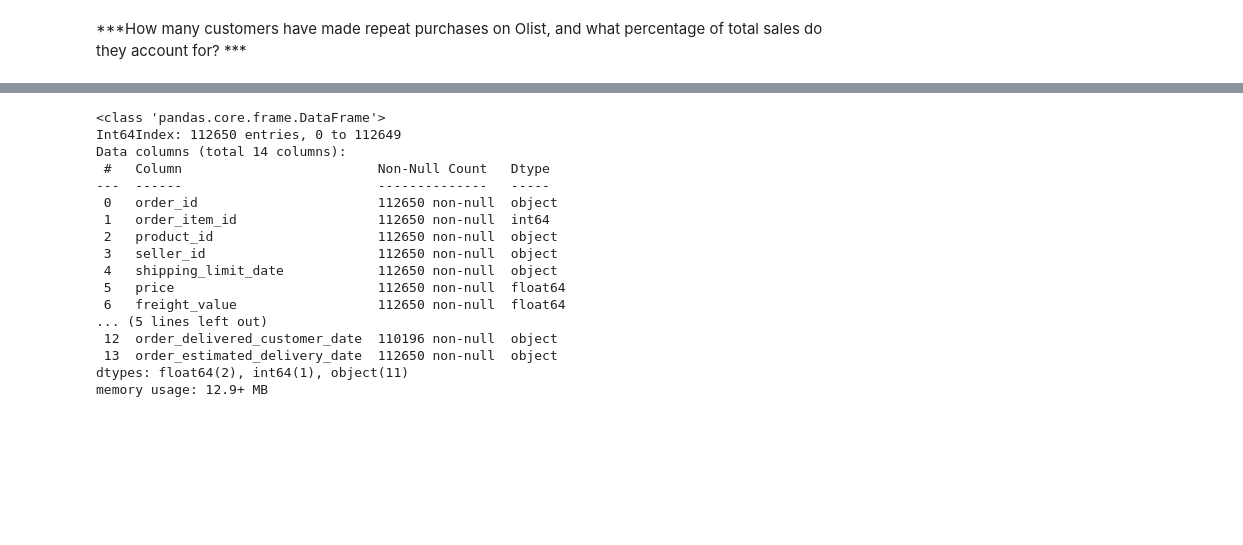
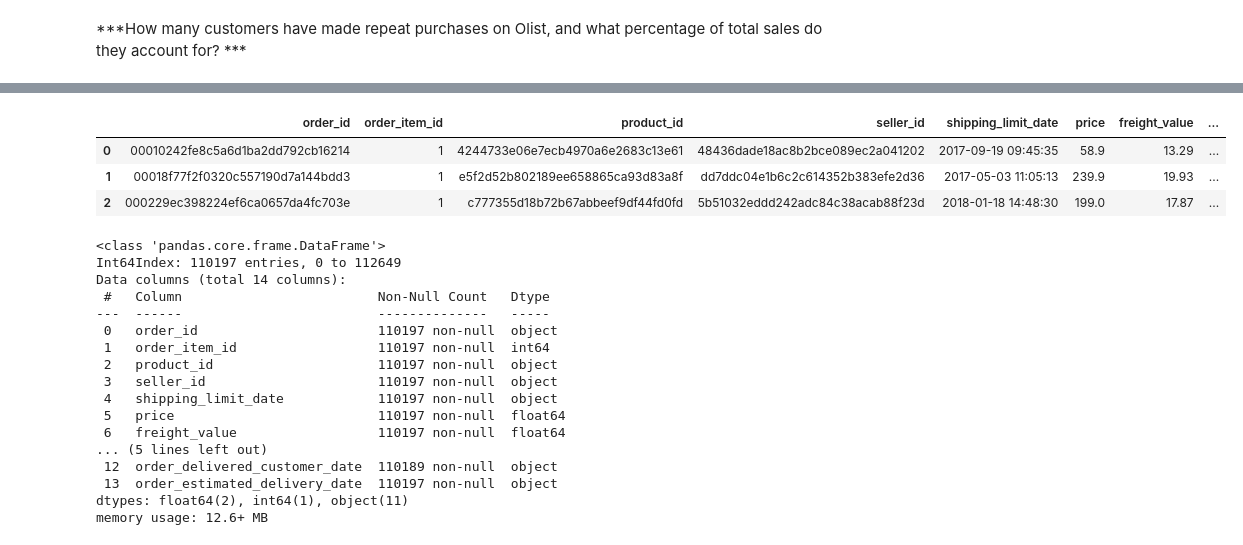
Before and after one commit to kanjamwingirwa/Olist, a Jupyter notebook: Olist_Analysis_Final.ipynb, the cells around one changed output, grey strips where cells are left out. Cells and saved outputs as stored; diff of their text form; code cells hidden in the pictures; blank space fills up the shorter version.

```diff
--- a/Olist_Analysis_Final.ipynb
+++ b/Olist_Analysis_Final.ipynb
@@ -1143,24 +1134,33 @@ kastama_df.head(5)
 | 2 | 000229ec398224ef6ca0657da4fc703e | 1 | c777355d18b72b67abbeef9df44fd0fd | 5b51032eddd242adc84c38acab88f23d | 2018-01-18 14:48:30 | 199.00 | 17.87 | ... |
 | 3 | 00024acbcdf0a6daa1e931b038114c75 | 1 | 7634da152a4610f1595efa32f14722fc | 9d7a1d34a5052409006425275ba1c2b4 | 2018-08-15 10:10:18 | 12.99 | 12.79 | ... |
 | 4 | 00042b26cf59d7ce69dfabb4e55b4fd9 | 1 | ac6c3623068f30de03045865e4e10089 | df560393f3a51e74553ab94004ba5c87 | 2017-02-13 13:57:51 | 199.90 | 18.14 | ... |
+# %%
+#we first have to filter out only those where the orders were actually delivered
+mteja_df = kastama_df[(kastama_df['order_status'] == 'delivered')]
+mteja_df.head(3)
+# %% [output]
+|  | order_id | order_item_id | product_id | seller_id | shipping_limit_date | price | freight_value | ... |
+| 0 | 00010242fe8c5a6d1ba2dd792cb16214 | 1 | 4244733e06e7ecb4970a6e2683c13e61 | 48436dade18ac8b2bce089ec2a041202 | 2017-09-19 09:45:35 | 58.9 | 13.29 | ... |
+| 1 | 00018f77f2f0320c557190d7a144bdd3 | 1 | e5f2d52b802189ee658865ca93d83a8f | dd7ddc04e1b6c2c614352b383efe2d36 | 2017-05-03 11:05:13 | 239.9 | 19.93 | ... |
+| 2 | 000229ec398224ef6ca0657da4fc703e | 1 | c777355d18b72b67abbeef9df44fd0fd | 5b51032eddd242adc84c38acab88f23d | 2018-01-18 14:48:30 | 199.0 | 17.87 | ... |
 # %%
-kastama_df.info()
+mteja_df.info()
 # %% [output]
 <class 'pandas.core.frame.DataFrame'>
-Int64Index: 112650 entries, 0 to 112649
+Int64Index: 110197 entries, 0 to 112649
 Data columns (total 14 columns):
  #   Column                         Non-Null Count   Dtype
 ---  ------                         --------------   -----
- 0   order_id                       112650 non-null  object
- 1   order_item_id                  112650 non-null  int64
- 2   product_id                     112650 non-null  object
- 3   seller_id                      112650 non-null  object
- 4   shipping_limit_date            112650 non-null  object
- 5   price                          112650 non-null  float64
- 6   freight_value                  112650 non-null  float64
+ 0   order_id                       110197 non-null  object
+ 1   order_item_id                  110197 non-null  int64
+ 2   product_id                     110197 non-null  object
+ 3   seller_id                      110197 non-null  object
+ 4   shipping_limit_date            110197 non-null  object
+ 5   price                          110197 non-null  float64
+ 6   freight_value                  110197 non-null  float64
 ... (5 lines left out)
- 12  order_delivered_customer_date  110196 non-null  object
- 13  order_estimated_delivery_date  112650 non-null  object
+ 12  order_delivered_customer_date  110189 non-null  object
+ 13  order_estimated_delivery_date  110197 non-null  object
 dtypes: float64(2), int64(1), object(11)
-memory usage: 12.9+ MB
+memory usage: 12.6+ MB
 # %%
```
Also changed, not shown: parts of 32 cells of this notebook.
